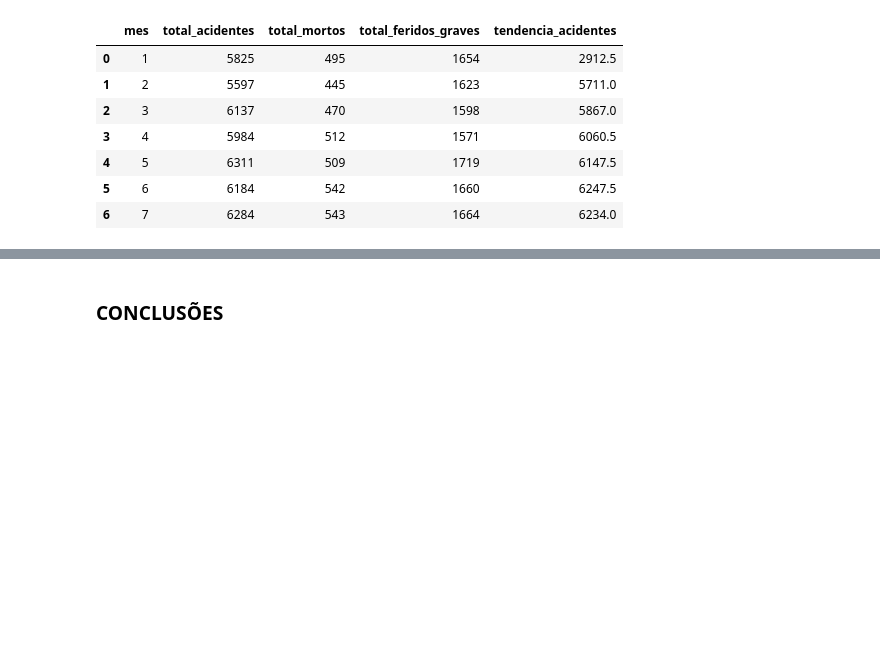
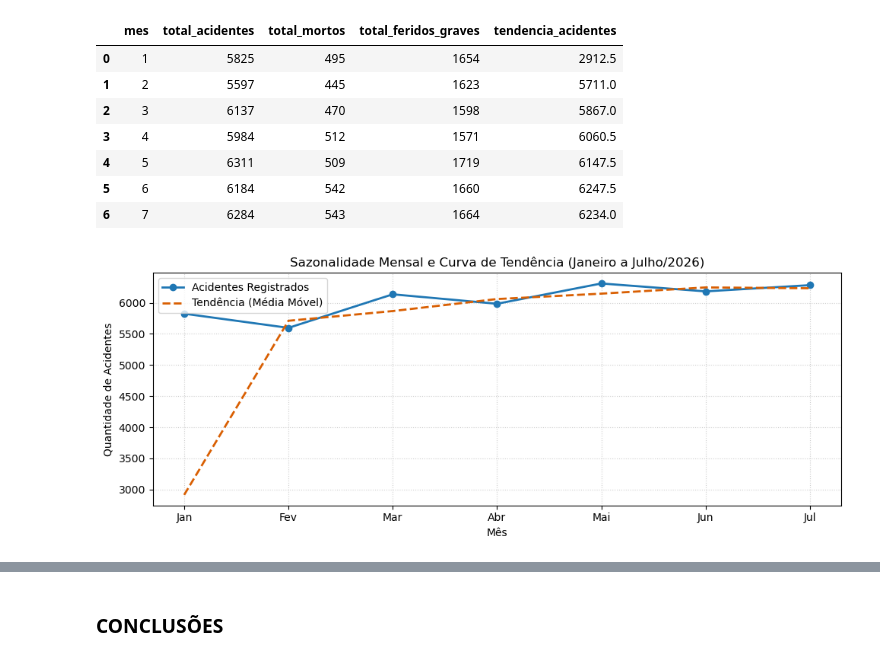
Before and after one commit to CristianeSMarques/Projeto-Final---Grupo-3---Cinthia-Cristiane-e-Douglas, a Jupyter notebook: Projeto.ipynb, the cells around one changed output, grey strips where cells are left out. Saved outputs shown, nothing was run; the diff lists cells and outputs as text; code cells hidden in the pictures; blank space fills up the shorter version.

Commit message:
feat: adiciona visualizacao grafica e leitura analitica de sazonalidade

```diff
--- a/Projeto.ipynb
+++ b/Projeto.ipynb
@@ -793,3 +793,18 @@ display(mensal)
 | 4 | 5 | 6311 | 509 | 1719 | 6147.5 |
 | 5 | 6 | 6184 | 542 | 1660 | 6247.5 |
 | 6 | 7 | 6284 | 543 | 1664 | 6234.0 |
+# %%
+# Gráfico da sazonalidade e tendência mensal
+plt.figure(figsize=(10, 4))
+plt.plot(mensal['mes'], mensal['total_acidentes'], marker='o', color='#1f77b4', linewidth=2, label='Acidentes Registrados')
+plt.plot(mensal['mes'], mensal['tendencia_acidentes'], linestyle='--', color='#d95f02', linewidth=2, label='Tendência (Média Móvel)')
+plt.title('Sazonalidade Mensal e Curva de Tendência (Janeiro a Julho/2026)')
+plt.xlabel('Mês')
+plt.ylabel('Quantidade de Acidentes')
+plt.xticks(ticks=mensal['mes'], labels=['Jan', 'Fev', 'Mar', 'Abr', 'Mai', 'Jun', 'Jul'][:len(mensal)])
+plt.grid(True, linestyle=':', alpha=0.6)
+plt.legend()
+plt.tight_layout()
+plt.show()
+# %% [output]
+[figure, added]
```
Also changed, not shown: parts of 1 cell of this notebook.
